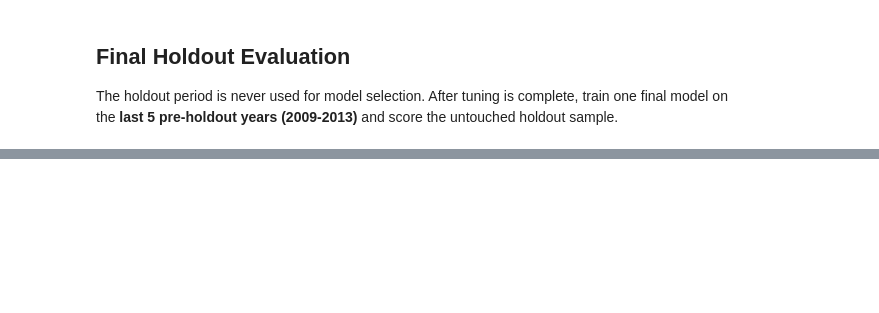
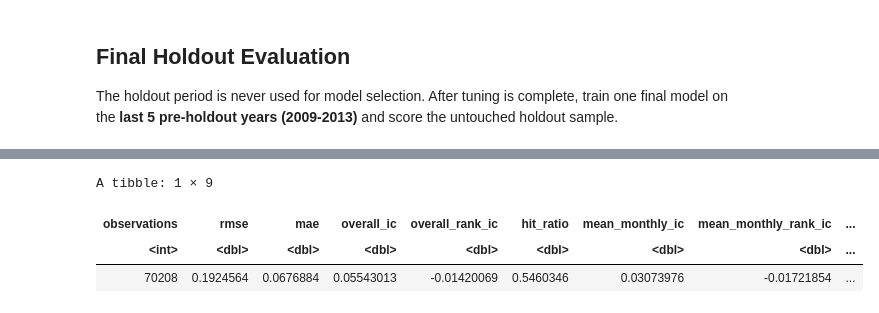
Before and after one commit to hugh-jiang/afm423, a Jupyter notebook: neural_network.ipynb, the cells around one changed output, grey strips where cells are left out. Saved outputs shown, nothing was run; the diff lists cells and outputs as text; code cells hidden in the pictures; blank space fills up the shorter version.

```diff
--- a/neural_network.ipynb
+++ b/neural_network.ipynb
@@ -450,8 +846,13 @@ The holdout period is never used for model selection. After tuning is complete,
 # %%
 log_progress("Training the final pre-holdout model and scoring the strict holdout sample.")
 
+final_train_start <- as.Date(sprintf("%d-01-01", lubridate::year(holdout_start) - 5L))
+final_train_end <- as.Date(sprintf("%d-12-31", lubridate::year(holdout_start) - 1L))
+
 final_train_window <- training_sample %>%
-  filter(date >= as.Date("2009-01-01"), date <= as.Date("2013-12-31"))
+  filter(date >= final_train_start, date <= final_train_end)
+
+log_progress(paste0("Final train window: ", final_train_start, " to ", final_train_end))
 
 holdout_predictions <- holdout_sample %>%
   mutate(
@@ -460,11 +861,16 @@ holdout_predictions <- holdout_sample %>%
       score_df = holdout_sample,
       feature_cols = feature_cols,
       target_col = target_col,
-      size = selected_config$size,
-      decay = selected_config$decay,
-      maxit = selected_config$maxit,
-      rang = selected_config$rang,
-      trace = FALSE,
+      hidden_units = selected_config$hidden_units[[1]],
+      dropout_rate = selected_config$dropout_rate,
+      learning_rate = selected_config$learning_rate,
+      lr_decay_rate = selected_config$lr_decay_rate,
+      lr_decay_steps = selected_config$lr_decay_steps,
+      batch_size = selected_config$batch_size,
+      epochs = selected_config$epochs,
+      l2_penalty = selected_config$l2_penalty,
+      patience = selected_config$patience,
+      fit_verbose = 0,
       seed_offset = 999L,
       model_label = "final holdout model"
     )
@@ -481,3 +887,4 @@ holdout_summary <- summarise_predictions(holdout_predictions)
 log_progress("Completed holdout scoring.")
 
 holdout_summary$overall
+# %% [output]
@@ -484,3 +897,7 @@ holdout_summary$overall
+A tibble: 1 × 9
+| observations | rmse | mae | overall_ic | overall_rank_ic | hit_ratio | mean_monthly_ic | mean_monthly_rank_ic | ... |
+| <int> | <dbl> | <dbl> | <dbl> | <dbl> | <dbl> | <dbl> | <dbl> | ... |
+| 70208 | 0.1924564 | 0.0676884 | 0.05543013 | -0.01420069 | 0.5460346 | 0.03073976 | -0.01721854 | ... |
 # %%
 ggplot(holdout_summary$monthly, aes(x = date, y = monthly_rank_ic)) +
   geom_line(color = "firebrick", linewidth = 0.7) +
```
Also changed, not shown: parts of 24 cells of this notebook.
